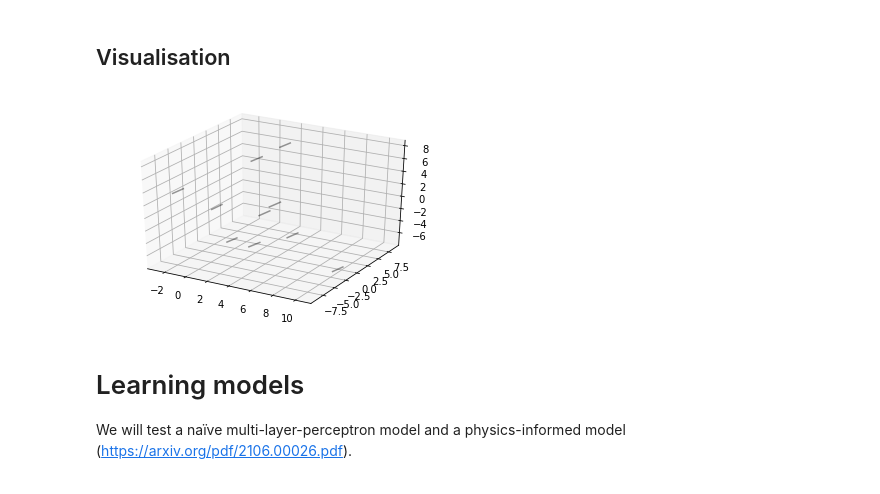
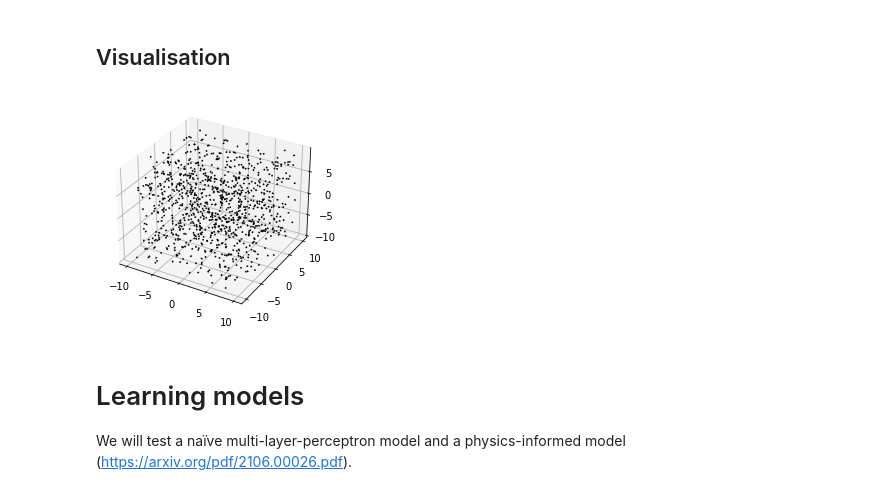
Before and after one commit to cisprague/bts-2021, a Jupyter notebook: notebooks/bts_2021.ipynb, the cells around one changed output. Drawn from its saved outputs; the diff is of its cells as text; code cells hidden in the pictures.

```diff
--- a/notebooks/bts_2021.ipynb
+++ b/notebooks/bts_2021.ipynb
@@ -223,10 +203,10 @@ To do this, we will simulate random state-feedback controllers. A straighforward
 # %%
 # a single integration step for a single state
 def rk4_step(f, x, u, h):
-  k1 = h*f(x, u)
-  k2 = h*f(x + k1/2, u)
-  k3 = h*f(x + k2/2, u)
-  k4 = h*f(x + k3, u)
-  return x + (k1 + 2*k2 + 2*k3 + 4)/6
+  k1 = f(x, u)
+  k2 = f(x + h*k1/2, u)
+  k3 = f(x + h*k2/2, u)
+  k4 = f(x + h*k3, u)
+  return x + h*(k1 + 2*k2 + 2*k3 + k4)/6
 # %%
 # a single step
@@ -242,8 +223,8 @@ rk4_steps_analytical = jit(vmap(rk4_step_analytical, in_axes=(0, 0, None)))
 ## Random training data
 # %%
 key = hk.PRNGSequence(42)
-n_train = 10000
-h = 0.1
+n_train = 5000
+h = 0.01
 # %%
 states0 = uniform(
     next(key),
@@ -252,7 +233,7 @@ states0 = uniform(
     maxval=np.array([10, 10, 10, np.pi, np.pi, np.pi, 5, 5, 5, 5, 5, 5])
 )
 # %%
-controls = uniform(
+controls0 = uniform(
     next(key),
     shape=(n_train, control_dim),
     minval=np.full(control_dim, -1, dtype=np.float32),
@@ -261,5 +244,5 @@ controls = uniform(
 # %%
-states1 = rk4_steps_analytical(states0, controls, h)
+states1 = rk4_steps_analytical(states0, controls0, h)
 # %%
 scaler = preprocessing.StandardScaler().fit(states0)
 mean = scaler.mean_
@@ -269,13 +254,13 @@ scale = scaler.scale_
 # %%
 # TODO: add quiver
 trajs = np.hstack((states0, states1)).reshape((-1, 2, 12))
 fig = plt.figure()
 ax = fig.add_subplot(111, projection='3d')
-for i in range(10):
-  ax.plot(trajs[i,:,0], trajs[i,:,1], trajs[i,:,2], 'k-', alpha=0.4)
+for i in range(1000):
+  ax.plot(trajs[i,:,0], trajs[i,:,1], trajs[i,:,2], 'k-')
 plt.show()
 # %% [output]
-[figure, old version]
+[figure, new version]
 # %% [markdown]
 # Learning models
 
```
Also changed, not shown: parts of 17 cells of this notebook, 1 other file.
